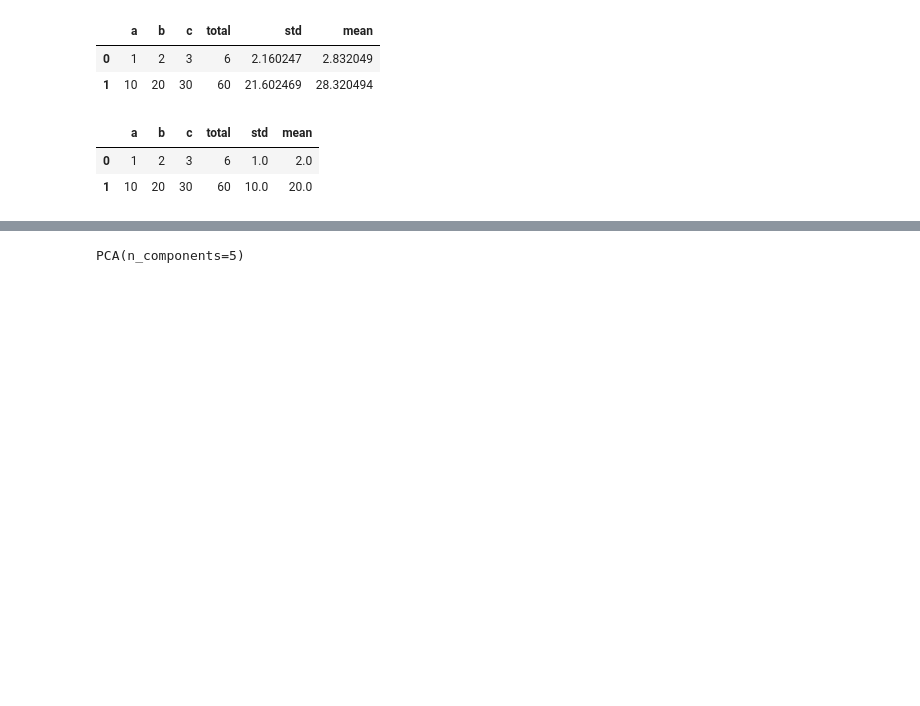
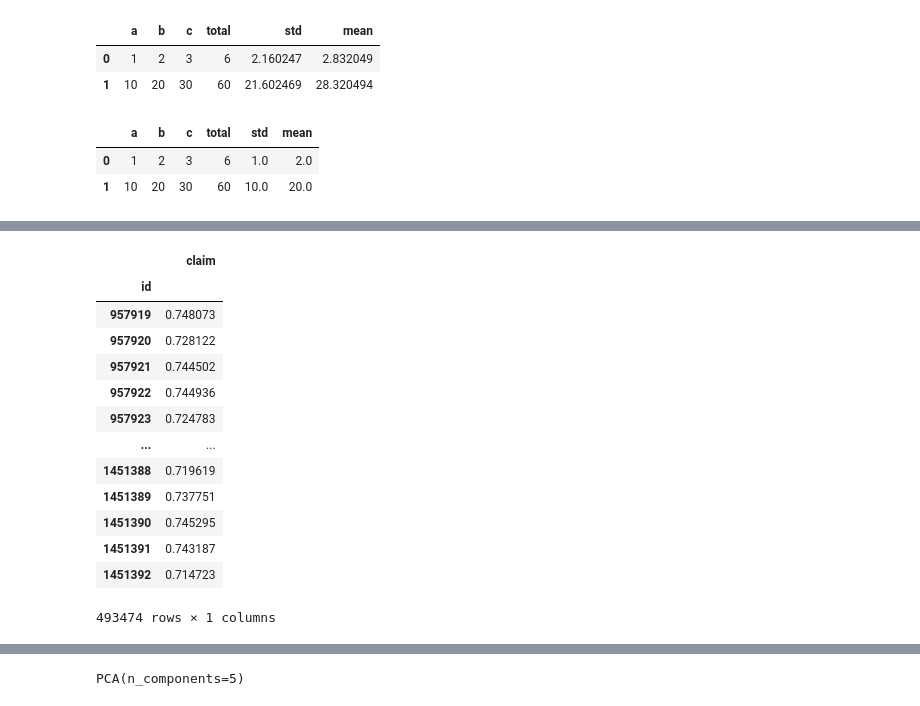
Before and after one commit to kenichiluna0627/tabular-playground-sep-2021, a Jupyter notebook: tabular_pg_sep2021.ipynb, the cells around one changed output, grey strips where cells are left out. Drawn from its saved outputs; the diff is of its cells as text; code cells hidden in the pictures; blank space fills up the shorter version.

```diff
--- a/tabular_pg_sep2021.ipynb
+++ b/tabular_pg_sep2021.ipynb
@@ -240,0 +223,3 @@ X1 = X.fillna(X.mean())
+# %%
+model_lgb.fit(X, y)
+y_pred = model_lgb.predict_proba(X_test)
@@ -240,0 +236,21 @@ X1 = X.fillna(X.mean())
+# %%
+submission= sample_solution.copy()
+# %%
+submission['claim'] = y_pred
+submission = submission.set_index('id')
+submission
+# %% [output]
+|  | claim |
+| id |  |
+| 957919 | 0.748073 |
+| 957920 | 0.728122 |
+| 957921 | 0.744502 |
+| 957922 | 0.744936 |
+| 957923 | 0.724783 |
+| ... | ... |
+| 1451388 | 0.719619 |
+| 1451389 | 0.737751 |
+| 1451390 | 0.745295 |
+| 1451391 | 0.743187 |
+| 1451392 | 0.714723 |
+493474 rows × 1 columns
```
Also changed, not shown: parts of 26 cells of this notebook, 1 other file.
